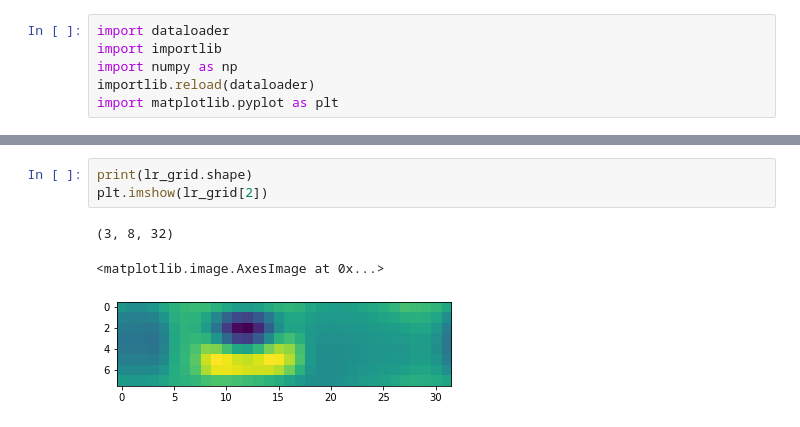
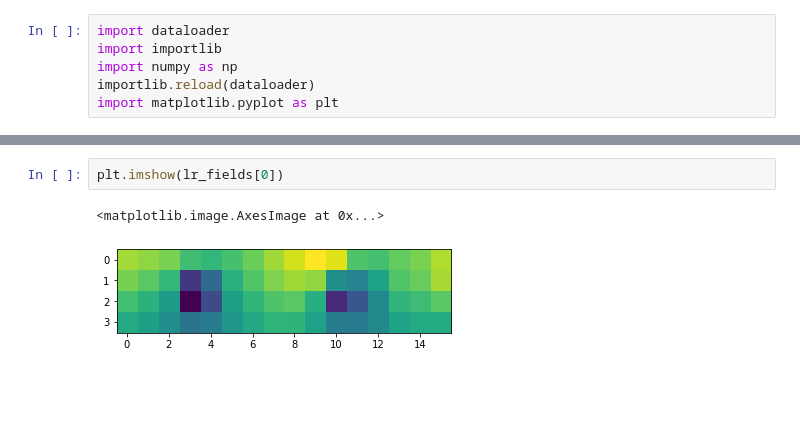
Before and after one commit to aleclessing/CS230_metagratings, a Jupyter notebook: test_dataloader.ipynb, the cells around one changed output, grey strips where cells are left out. Drawn from its saved outputs; the diff is of its cells as text; blank space fills up the shorter version.

```diff
--- a/test_dataloader.ipynb
+++ b/test_dataloader.ipynb
@@ -25,7 +25,5 @@ plt.scatter(x=zs, y=xs, c=color_func(pt_vals[:,0]), s=100, edgecolors='black')
-# %%
-print(lr_grid.shape)
-plt.imshow(lr_grid[2])
-# %% [output]
-(3, 8, 32)
-<matplotlib.image.AxesImage at 0x...>
-[figure, removed]
+# %%
+plt.imshow(lr_fields[0])
+# %% [output]
+<matplotlib.image.AxesImage at 0x...>
+[figure, added]
```
Also changed, not shown: parts of 2 cells of this notebook, 46 other files.
